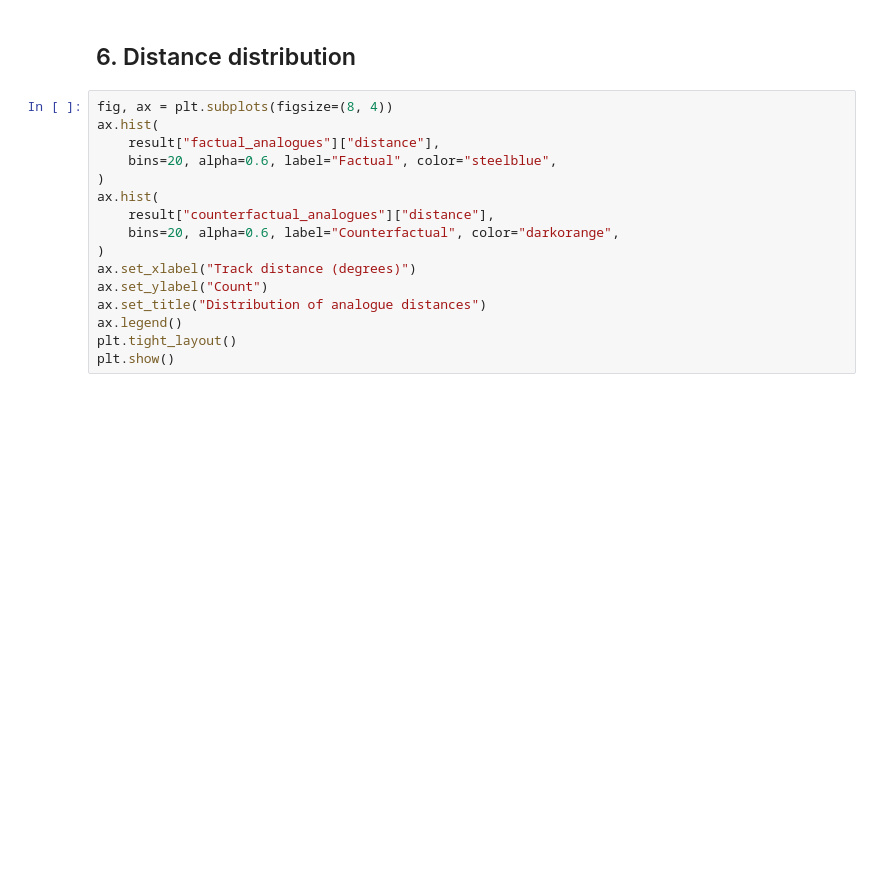
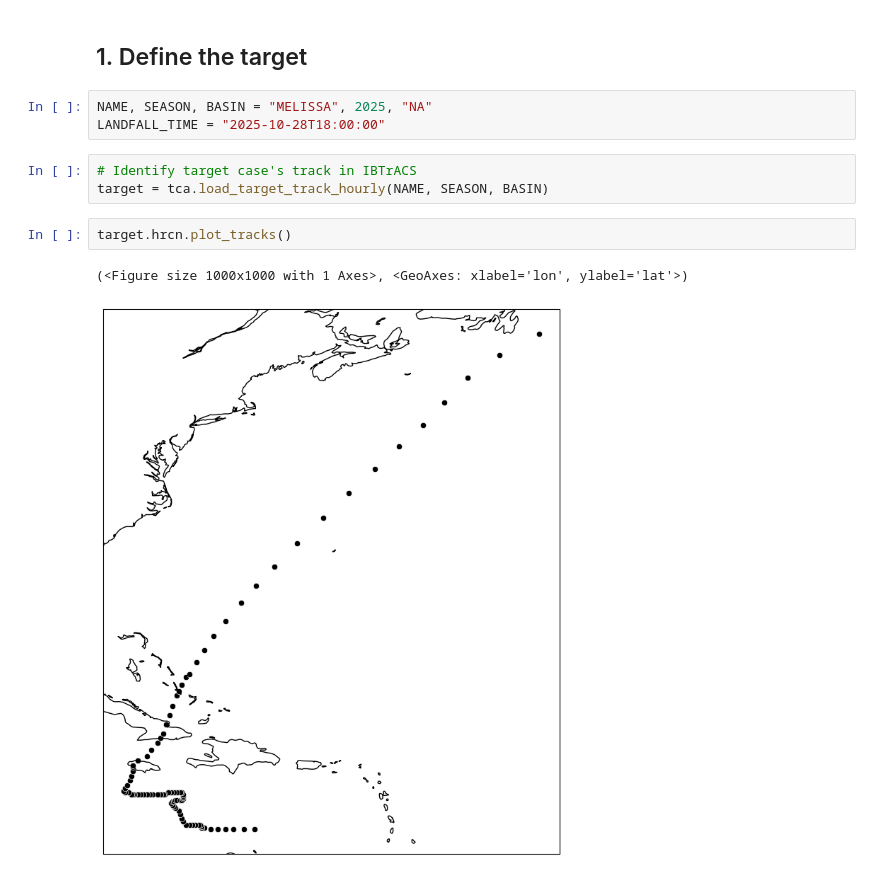
Before and after one commit to stella-bourdin/tc-track-analogues, a Jupyter notebook: notebooks/workflow.ipynb, the cells around one changed output. Drawn from its saved outputs; the diff is of its cells as text; blank space fills up the shorter version.

Commit message:
Add target functions and workflow

```diff
--- a/notebooks/workflow.ipynb
+++ b/notebooks/workflow.ipynb
@@ -111,18 +18,13 @@ plt.show()
-# %% [markdown]
-## 6. Distance distribution
-# %%
-fig, ax = plt.subplots(figsize=(8, 4))
-ax.hist(
-    result["factual_analogues"]["distance"],
-    bins=20, alpha=0.6, label="Factual", color="steelblue",
-)
-ax.hist(
-    result["counterfactual_analogues"]["distance"],
-    bins=20, alpha=0.6, label="Counterfactual", color="darkorange",
-)
-ax.set_xlabel("Track distance (degrees)")
-ax.set_ylabel("Count")
-ax.set_title("Distribution of analogue distances")
-ax.legend()
-plt.tight_layout()
-plt.show()
+# %% [markdown]
+## 1. Define the target
+# %%
+NAME, SEASON, BASIN = "MELISSA", 2025, "NA"
+LANDFALL_TIME = "2025-10-28T18:00:00"
+# %%
+# Identify target case's track in IBTrACS
+target = tca.load_target_track_hourly(NAME, SEASON, BASIN)
+# %%
+target.hrcn.plot_tracks()
+# %% [output]
+(<Figure size 1000x1000 with 1 Axes>, <GeoAxes: xlabel='lon', ylabel='lat'>)
+[figure, added]
```
Also changed, not shown: parts of 13 cells of this notebook, 3 other files.
